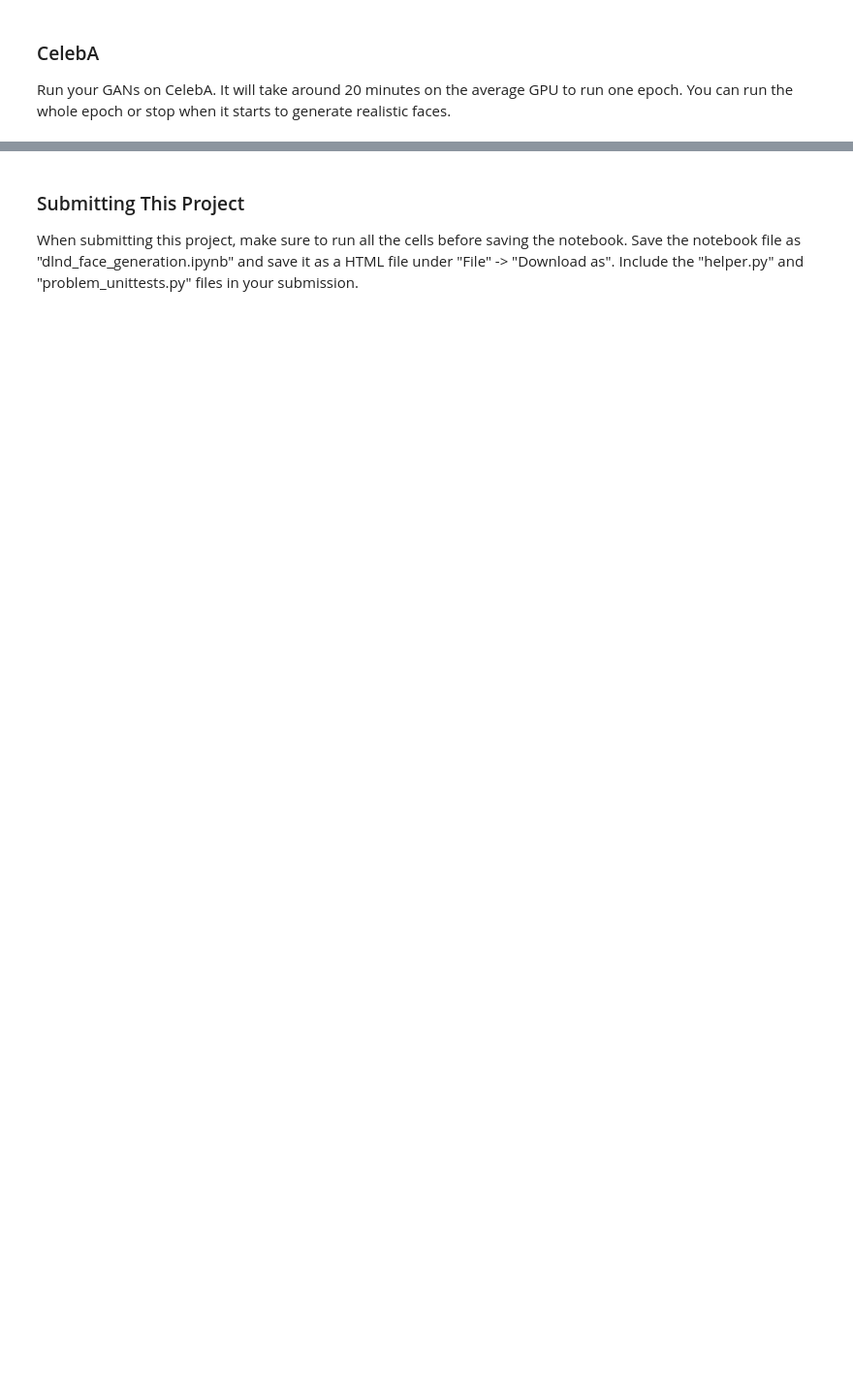
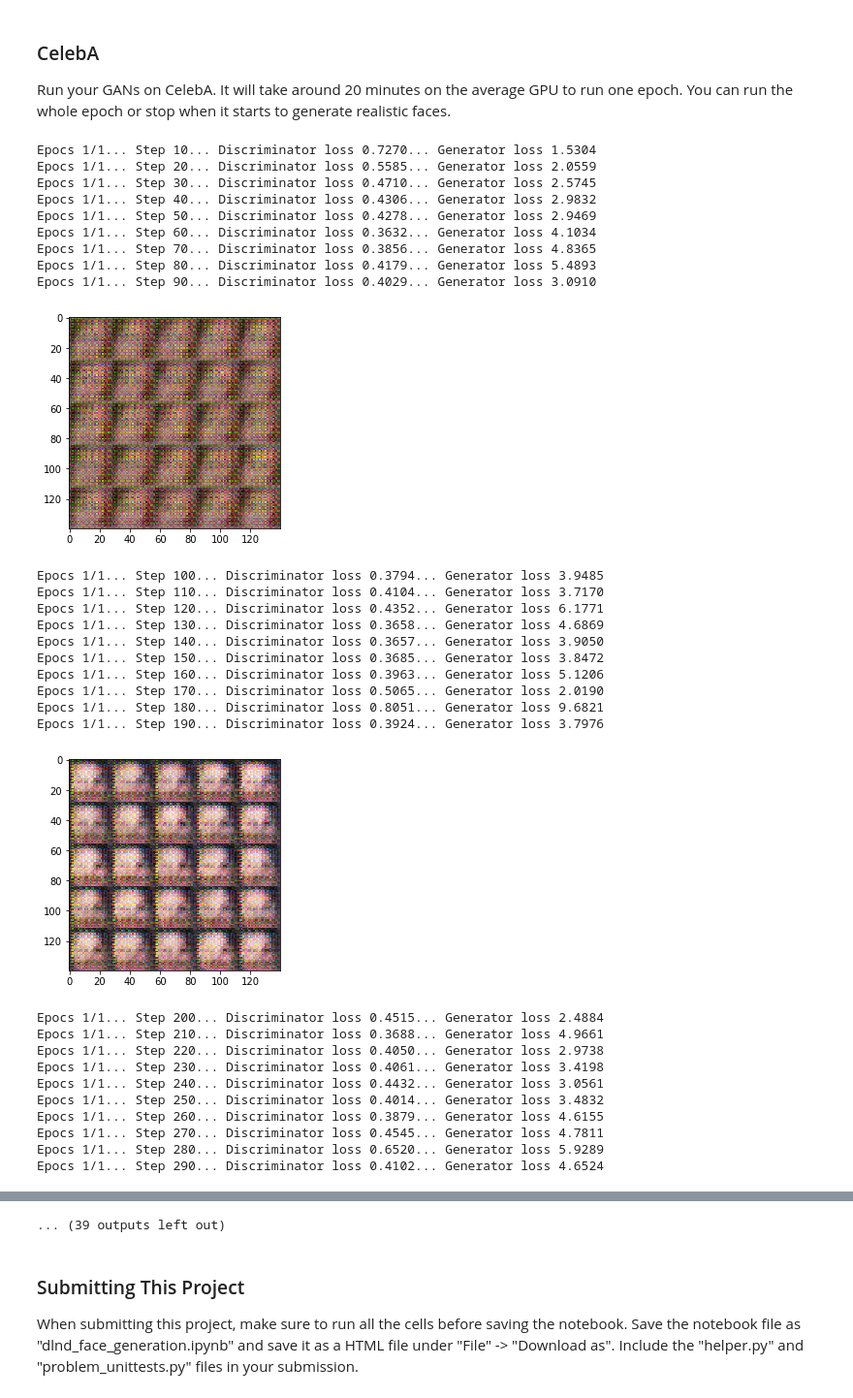
Before and after one commit to mlyhne/DLND-face-generation, a Jupyter notebook: dlnd_face_generation.ipynb, the cells around one changed output, grey strips where cells are left out. Shown at 97% size. Drawn from its saved outputs; the diff is of its cells as text; code cells hidden in the pictures; blank space fills up the shorter version.

```diff
--- a/dlnd_face_generation.ipynb
+++ b/dlnd_face_generation.ipynb
@@ -484,18 +496,50 @@ Epocs 1/2... Step 500... Discriminator loss 0.6575... Generator loss 1.5520
 ### CelebA
 Run your GANs on CelebA.  It will take around 20 minutes on the average GPU to run one epoch.  You can run the whole epoch or stop when it starts to generate realistic faces.
 # %%
-batch_size = 128
+batch_size = 64
 z_dim = 100
-learning_rate = 0.001
+learning_rate = 0.0005
 beta1 = 0.5
 
 
 """
 DON'T MODIFY ANYTHING IN THIS CELL THAT IS BELOW THIS LINE
 """
 epochs = 1
 
 celeba_dataset = helper.Dataset('celeba', glob(os.path.join(data_dir, 'img_align_celeba/*.jpg')))
 with tf.Graph().as_default():
     train(epochs, batch_size, z_dim, learning_rate, beta1, celeba_dataset.get_batches,
           celeba_dataset.shape, celeba_dataset.image_mode)
+# %% [output]
+Epocs 1/1... Step 10... Discriminator loss 0.7270... Generator loss 1.5304
+Epocs 1/1... Step 20... Discriminator loss 0.5585... Generator loss 2.0559
+Epocs 1/1... Step 30... Discriminator loss 0.4710... Generator loss 2.5745
+Epocs 1/1... Step 40... Discriminator loss 0.4306... Generator loss 2.9832
+Epocs 1/1... Step 50... Discriminator loss 0.4278... Generator loss 2.9469
+Epocs 1/1... Step 60... Discriminator loss 0.3632... Generator loss 4.1034
+Epocs 1/1... Step 70... Discriminator loss 0.3856... Generator loss 4.8365
+Epocs 1/1... Step 80... Discriminator loss 0.4179... Generator loss 5.4893
+Epocs 1/1... Step 90... Discriminator loss 0.4029... Generator loss 3.0910
+[figure, added]
+Epocs 1/1... Step 100... Discriminator loss 0.3794... Generator loss 3.9485
+Epocs 1/1... Step 110... Discriminator loss 0.4104... Generator loss 3.7170
+Epocs 1/1... Step 120... Discriminator loss 0.4352... Generator loss 6.1771
+Epocs 1/1... Step 130... Discriminator loss 0.3658... Generator loss 4.6869
+Epocs 1/1... Step 140... Discriminator loss 0.3657... Generator loss 3.9050
+Epocs 1/1... Step 150... Discriminator loss 0.3685... Generator loss 3.8472
+Epocs 1/1... Step 160... Discriminator loss 0.3963... Generator loss 5.1206
+Epocs 1/1... Step 170... Discriminator loss 0.5065... Generator loss 2.0190
+Epocs 1/1... Step 180... Discriminator loss 0.8051... Generator loss 9.6821
+Epocs 1/1... Step 190... Discriminator loss 0.3924... Generator loss 3.7976
+[figure, added]
+Epocs 1/1... Step 200... Discriminator loss 0.4515... Generator loss 2.4884
+Epocs 1/1... Step 210... Discriminator loss 0.3688... Generator loss 4.9661
+Epocs 1/1... Step 220... Discriminator loss 0.4050... Generator loss 2.9738
+Epocs 1/1... Step 230... Discriminator loss 0.4061... Generator loss 3.4198
+Epocs 1/1... Step 240... Discriminator loss 0.4432... Generator loss 3.0561
+Epocs 1/1... Step 250... Discriminator loss 0.4014... Generator loss 3.4832
+Epocs 1/1... Step 260... Discriminator loss 0.3879... Generator loss 4.6155
+Epocs 1/1... Step 270... Discriminator loss 0.4545... Generator loss 4.7811
+Epocs 1/1... Step 280... Discriminator loss 0.6520... Generator loss 5.9289
+Epocs 1/1... Step 290... Discriminator loss 0.4102... Generator loss 4.6524
@@ -502,3 +580,4 @@ with tf.Graph().as_default():
+... (39 outputs left out)
 # %% [markdown]
 ### Submitting This Project
 When submitting this project, make sure to run all the cells before saving the notebook. Save the notebook file as "dlnd_face_generation.ipynb" and save it as a HTML file under "File" -> "Download as". Include the "helper.py" and "problem_unittests.py" files in your submission.
```
Also changed, not shown: parts of 6 cells of this notebook.
